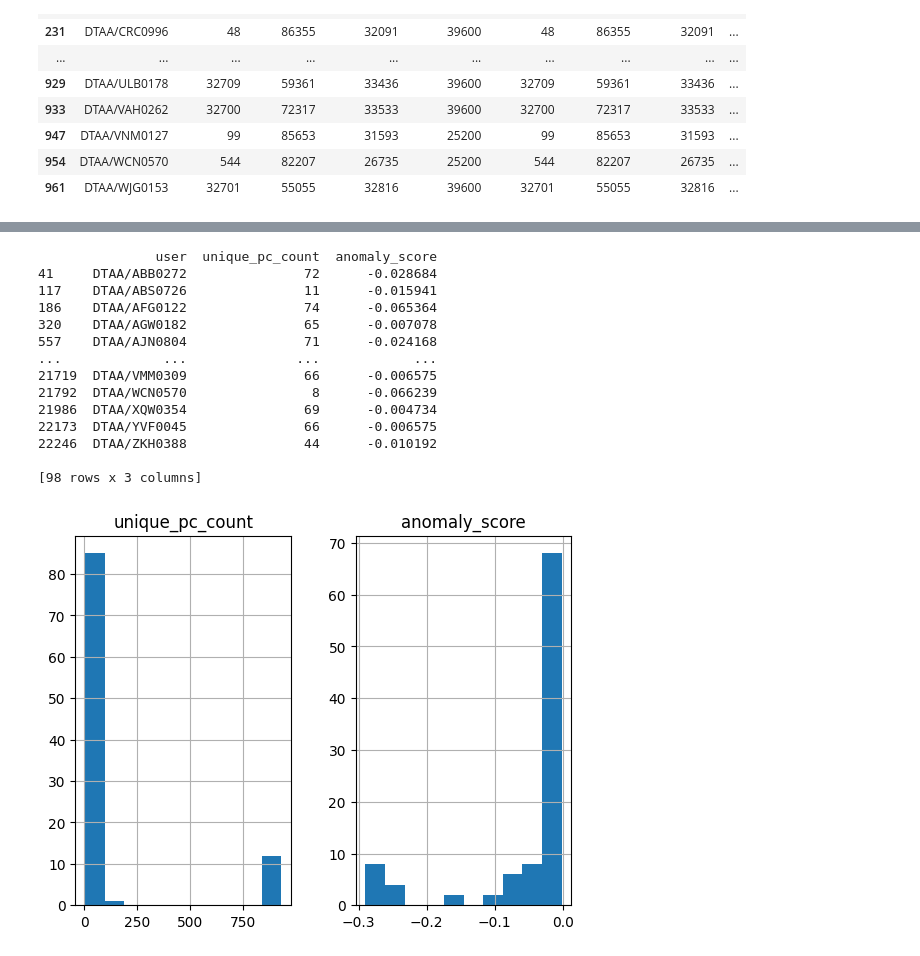
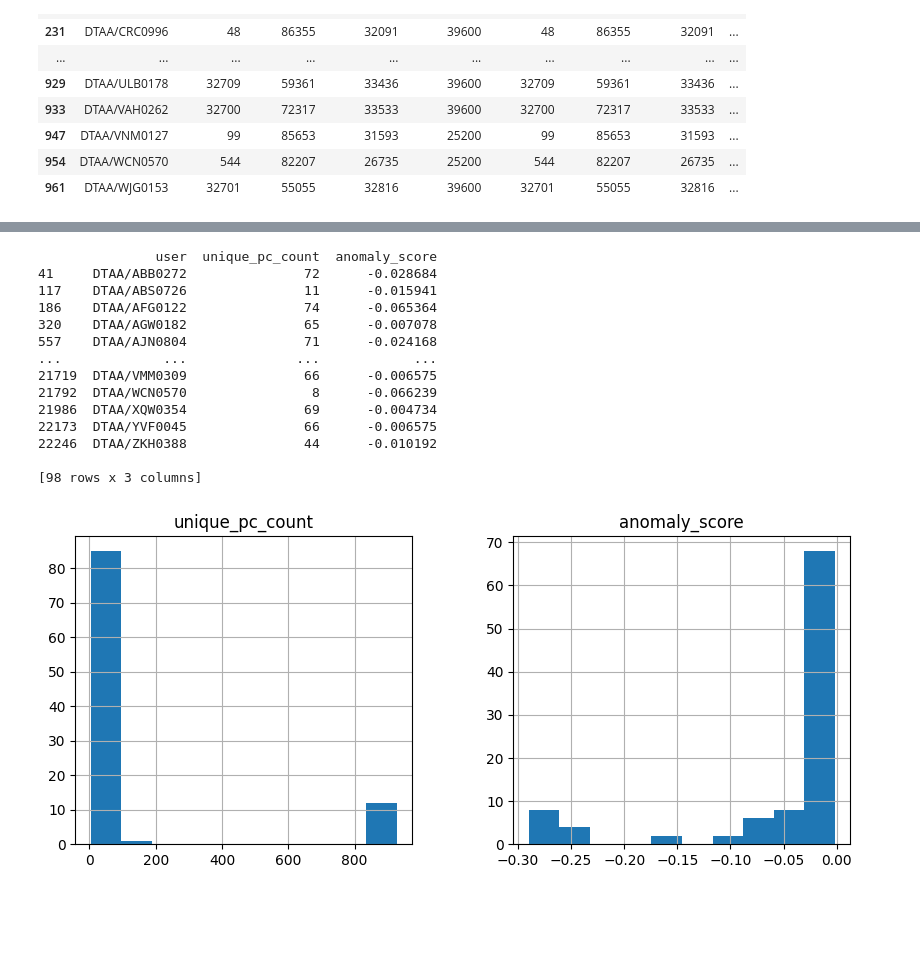
Before and after one commit to af223/17735-project, a Jupyter notebook: detection_v1.ipynb, the cells around one changed output, grey strips where cells are left out. Saved outputs shown, nothing was run; the diff lists cells and outputs as text; code cells hidden in the pictures; blank space fills up the shorter version.

```diff
--- a/detection_v1.ipynb
+++ b/detection_v1.ipynb
@@ -683,23 +683,24 @@ df_device_full[df_device_full.User.isin(df_threat_users_device_file.User)]
 # %%
+fig = plt.figure(figsize=(10,4))
+ax = fig.gca()
 
-
-df_unique_pc_outliers.loc[df_unique_pc_outliers['anomaly_score'] < 0].hist()
+df_unique_pc_outliers.loc[df_unique_pc_outliers['anomaly_score'] < 0].hist(ax=ax)
 
 df_threat_users_unique_pc = df_unique_pc_outliers.loc[df_unique_pc_outliers['anomaly_score'] <= 0]
 print(df_threat_users_unique_pc)
 # %% [output]
                user  unique_pc_count  anomaly_score
 41     DTAA/ABB0272               72      -0.028684
 117    DTAA/ABS0726               11      -0.015941
 186    DTAA/AFG0122               74      -0.065364
 320    DTAA/AGW0182               65      -0.007078
 557    DTAA/AJN0804               71      -0.024168
 ...             ...              ...            ...
 21719  DTAA/VMM0309               66      -0.006575
 21792  DTAA/WCN0570                8      -0.066239
 21986  DTAA/XQW0354               69      -0.004734
 22173  DTAA/YVF0045               66      -0.006575
 22246  DTAA/ZKH0388               44      -0.010192
 
 [98 rows x 3 columns]
-[figure, old version]
+[figure, new version]
```
Also changed, not shown: parts of 1 cell of this notebook, 1 other file.
